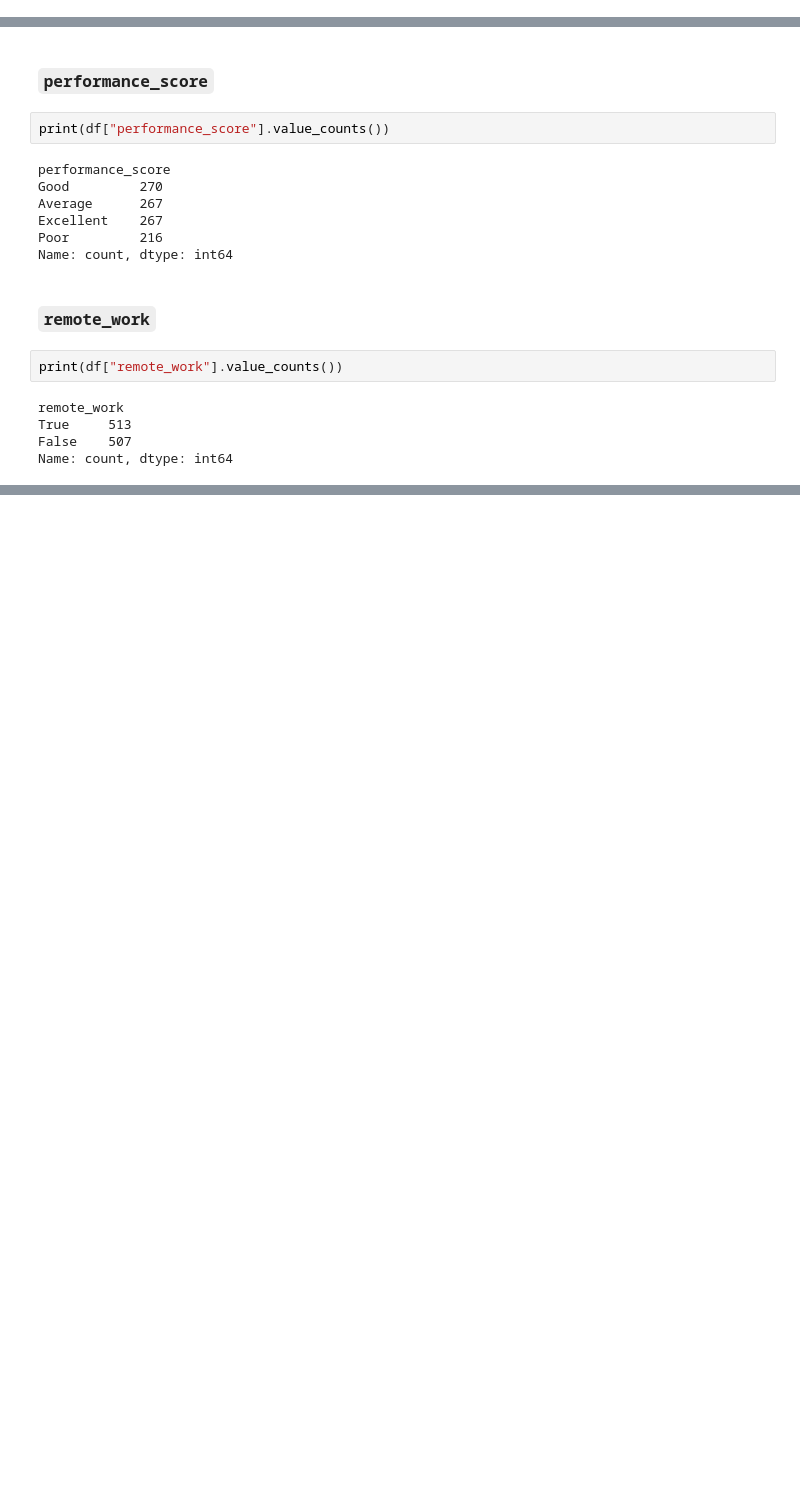
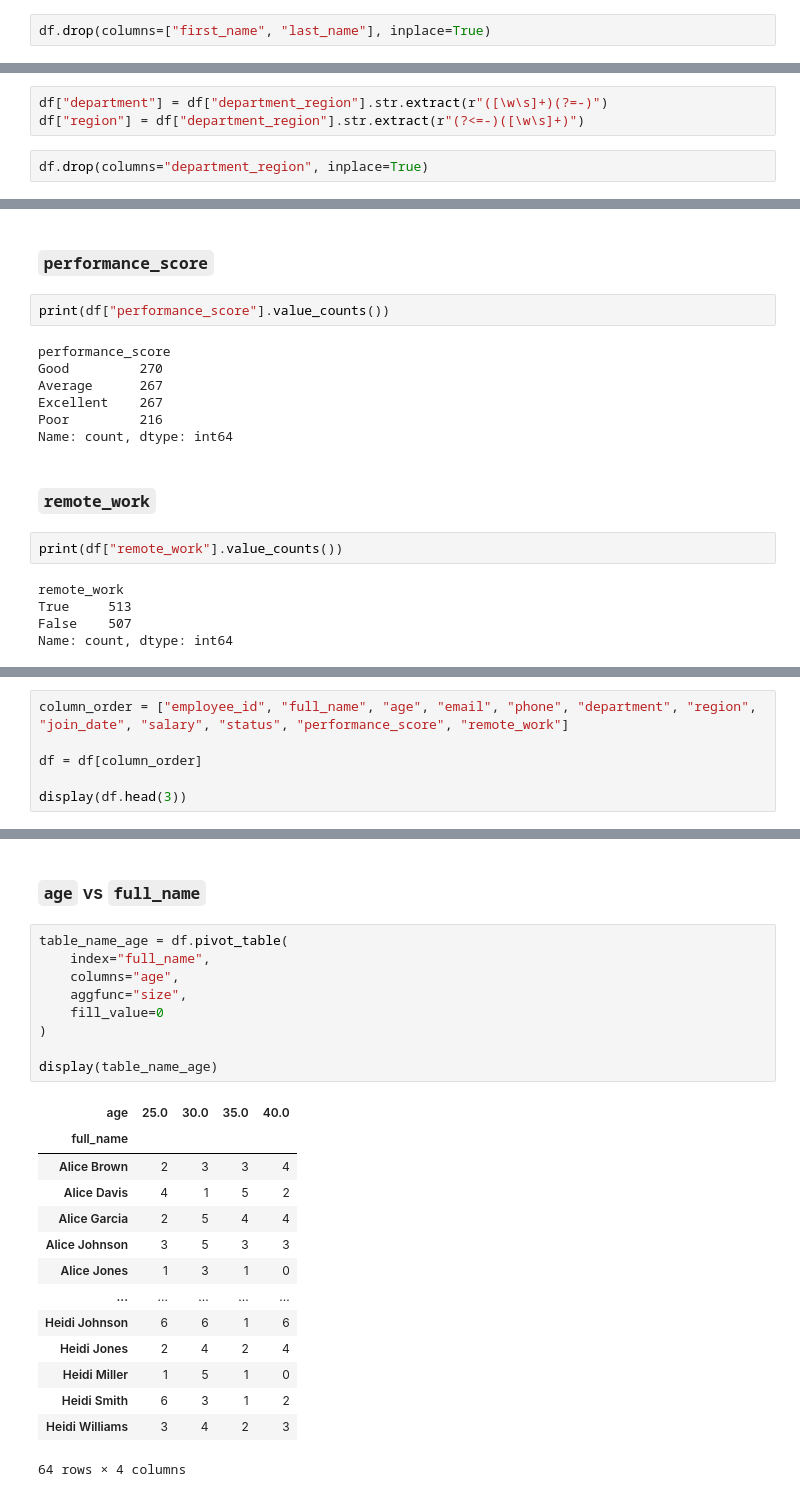
Before and after one commit to Gerum-Berhanu/data-cleaning, a Jupyter notebook: notebooks/messy_employee_dataset/messy_employee_notebook.ipynb, the cells around one changed output, grey strips where cells are left out. Cells and saved outputs as stored; diff of their text form; blank space fills up the shorter version.

```diff
--- a/notebooks/messy_employee_dataset/messy_employee_notebook.ipynb
+++ b/notebooks/messy_employee_dataset/messy_employee_notebook.ipynb
@@ -110,0 +115,2 @@ Length: 8, dtype: str
+# %%
+df.drop(columns=["first_name", "last_name"], inplace=True)
@@ -164,3 +177,8 @@ print(np.sort(df["department_region"].unique()))
  'HR-Florida' 'HR-Illinois' 'HR-Nevada' 'HR-New York' 'HR-Texas'
  'Sales-California' 'Sales-Florida' 'Sales-Illinois' 'Sales-Nevada'
  'Sales-New York' 'Sales-Texas']
+# %%
+df["department"] = df["department_region"].str.extract(r"([\w\s]+)(?=-)")
+df["region"] = df["department_region"].str.extract(r"(?<=-)([\w\s]+)")
+# %%
+df.drop(columns="department_region", inplace=True)
@@ -270,0 +313,6 @@ Name: count, dtype: int64
+# %%
+column_order = ["employee_id", "full_name", "age", "email", "phone", "department", "region", "join_date", "salary", "status", "performance_score", "remote_work"]
+
+df = df[column_order]
+
+display(df.head(3))
@@ -272,0 +347,26 @@ Name: count, dtype: int64
+# %% [markdown]
+### `age` vs `full_name`
+# %%
+table_name_age = df.pivot_table(
+    index="full_name",
+    columns="age",
+    aggfunc="size",
+    fill_value=0
+)
+
+display(table_name_age)
+# %% [output]
+| age | 25.0 | 30.0 | 35.0 | 40.0 |
+| full_name |  |  |  |  |
+| Alice Brown | 2 | 3 | 3 | 4 |
+| Alice Davis | 4 | 1 | 5 | 2 |
+| Alice Garcia | 2 | 5 | 4 | 4 |
+| Alice Johnson | 3 | 5 | 3 | 3 |
+| Alice Jones | 1 | 3 | 1 | 0 |
+| ... | ... | ... | ... | ... |
+| Heidi Johnson | 6 | 6 | 1 | 6 |
+| Heidi Jones | 2 | 4 | 2 | 4 |
+| Heidi Miller | 1 | 5 | 1 | 0 |
+| Heidi Smith | 6 | 3 | 1 | 2 |
+| Heidi Williams | 3 | 4 | 2 | 3 |
+64 rows × 4 columns
```
Also changed, not shown: parts of 17 cells of this notebook.
